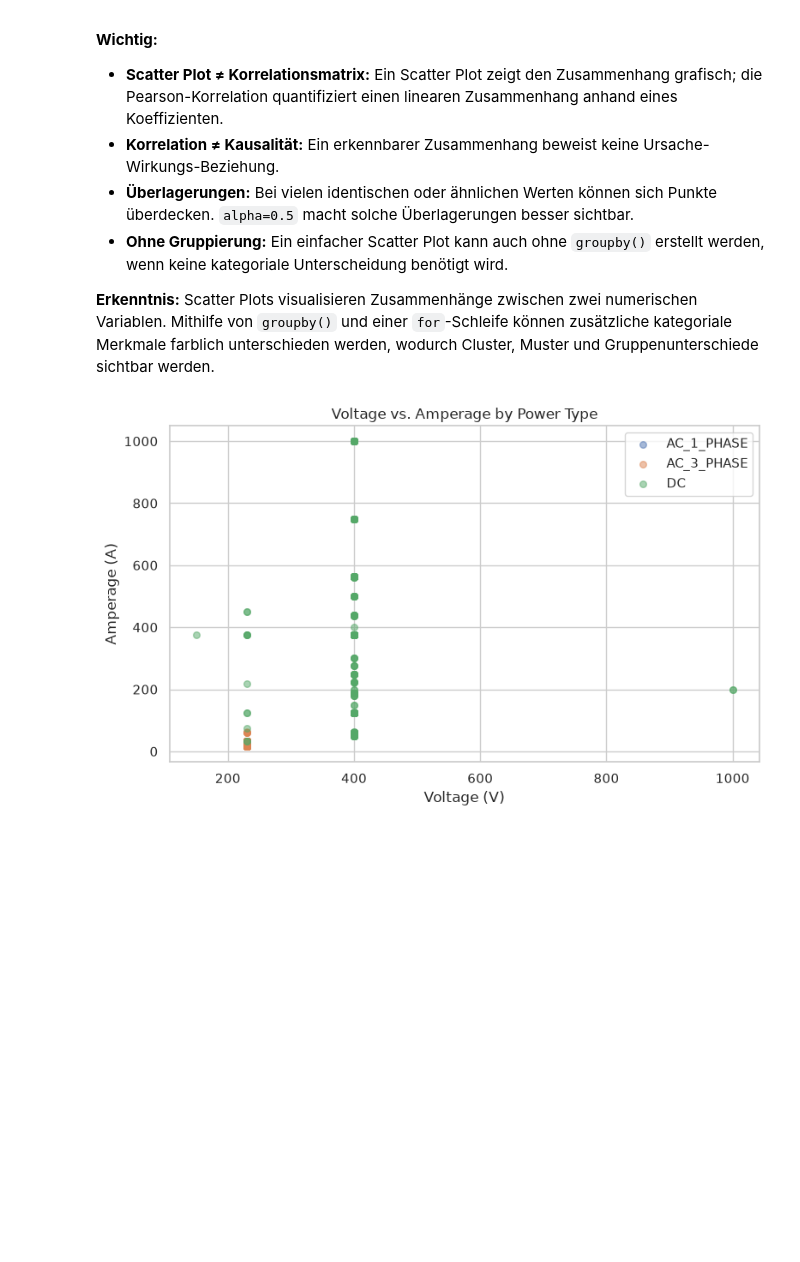
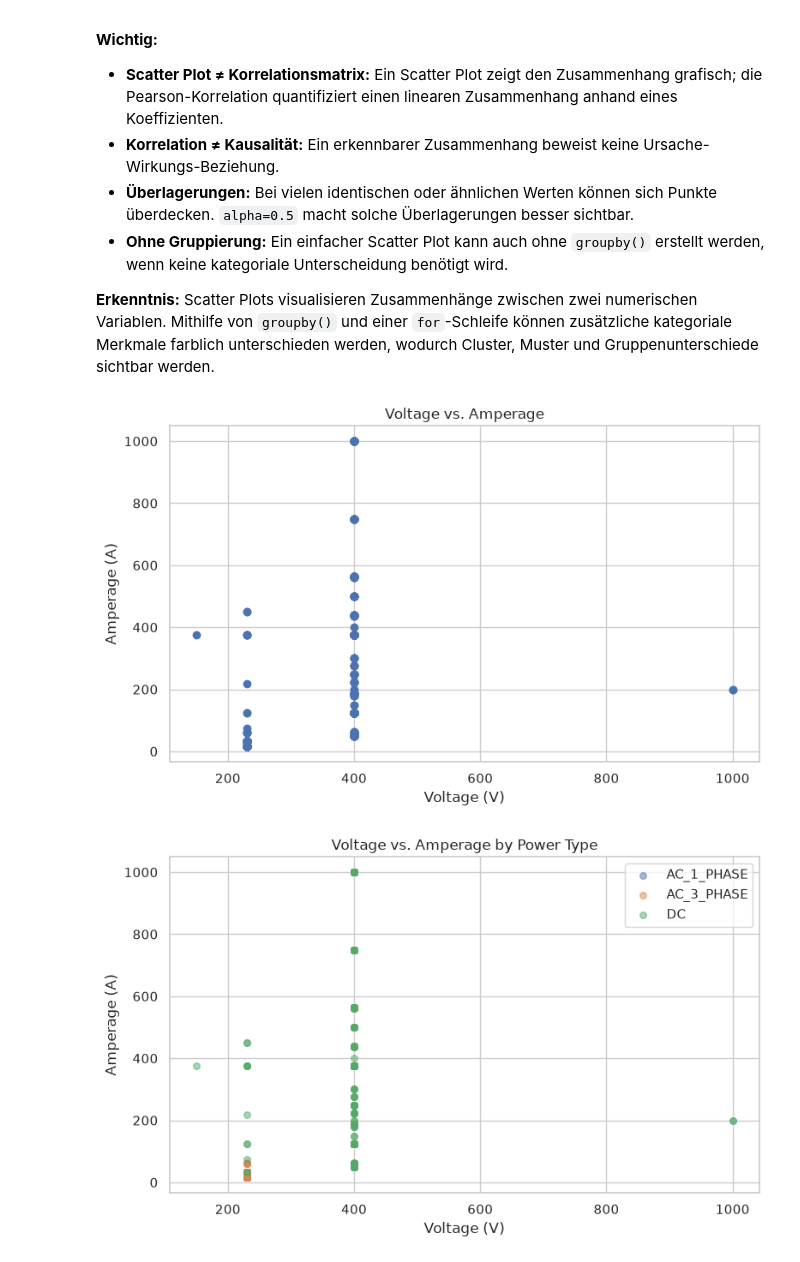
Before and after one commit to pyrat12/DS_HS2026_LNW, a Jupyter notebook: DS_HS2026_LNW_I_Examples/AP02/AP02 V5 EDA/AP02 V5 EDA Spick.ipynb, the cells around one changed output. Cells and saved outputs as stored; diff of their text form; code cells hidden in the pictures; blank space fills up the shorter version.

```diff
--- a/DS_HS2026_LNW_I_Examples/AP02/AP02 V5 EDA/AP02 V5 EDA Spick.ipynb
+++ b/DS_HS2026_LNW_I_Examples/AP02/AP02 V5 EDA/AP02 V5 EDA Spick.ipynb
@@ -1005,4 +1051,24 @@ plt.show()
 - **Ohne Gruppierung:** Ein einfacher Scatter Plot kann auch ohne `groupby()` erstellt werden, wenn keine kategoriale Unterscheidung benötigt wird.
 
 **Erkenntnis:** Scatter Plots visualisieren Zusammenhänge zwischen zwei numerischen Variablen. Mithilfe von `groupby()` und einer `for`-Schleife können zusätzliche kategoriale Merkmale farblich unterschieden werden, wodurch Cluster, Muster und Gruppenunterschiede sichtbar werden.
+# %%
+# SCATTER PLOT – ZWEI NUMERISCHE VARIABLEN (STANDARD)
+
+fig, ax = plt.subplots(figsize=(8, 5))                                          #Abbildung erstellen
+
+ax.scatter(df_evcharging['voltage'], df_evcharging['amperage'])                 #X- und Y-Werte als Punkte darstellen
+
+ax.set_xlabel('Voltage (V)')                                                    #X-Achse beschriften
+ax.set_ylabel('Amperage (A)')                                                   #Y-Achse beschriften
+ax.set_title('Voltage vs. Amperage')                                            #Diagrammtitel festlegen
+
+plt.tight_layout()                                                              #Abstände optimieren
+plt.show()                                                                      #Diagramm anzeigen
+
+#ANPASSEN: df_evcharging an den verwendeten DataFrame anpassen
+#ANPASSEN: 'voltage' und 'amperage' an die beiden numerischen Spalten anpassen
+#ANPASSEN: Achsenbeschriftungen und Diagrammtitel anpassen
+#ERKENNTNIS: Für einen einfachen Scatter Plot braucht es KEIN groupby() und KEINE for-Schleife
+# %% [output]
+[figure, added]
 # %%
```
Also changed, not shown: parts of 3 cells of this notebook, 4 other files.
